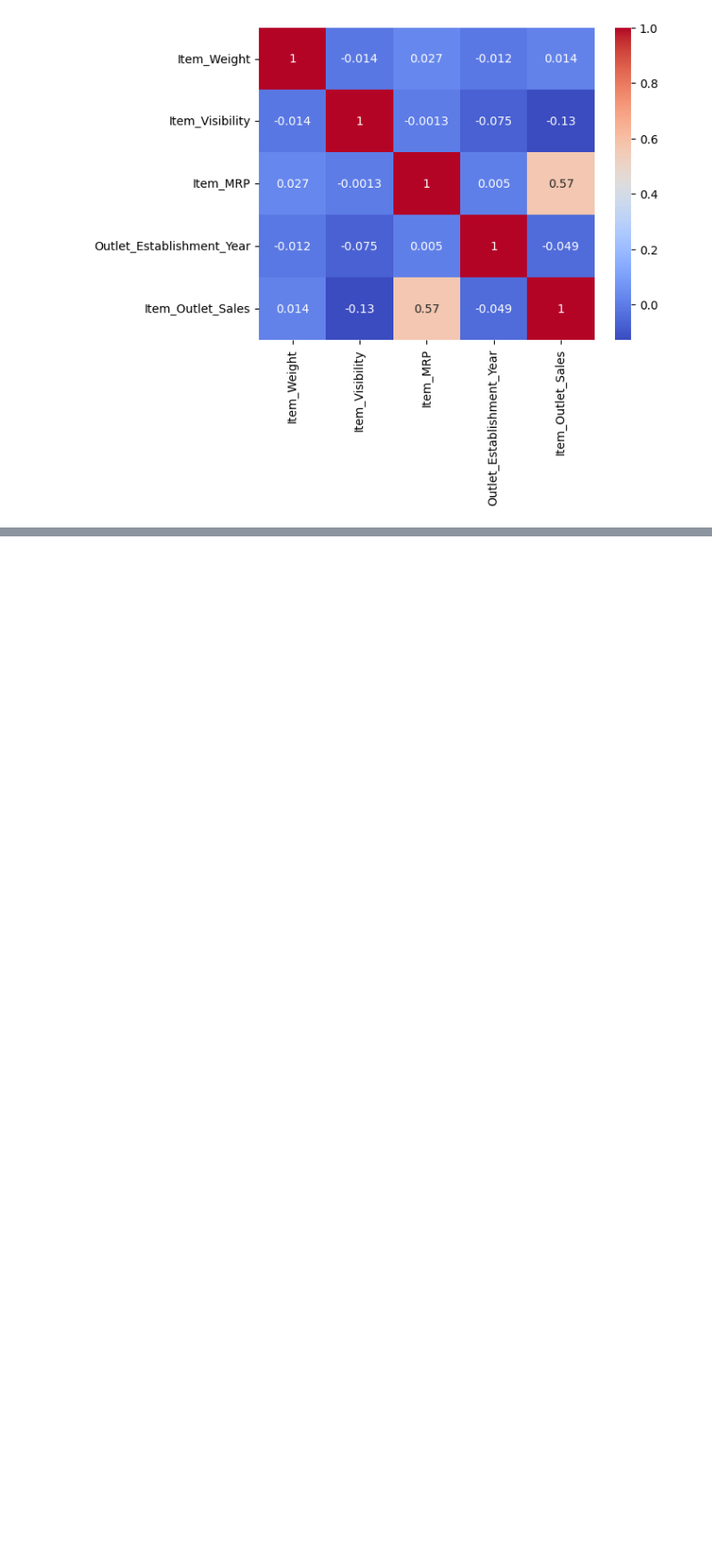
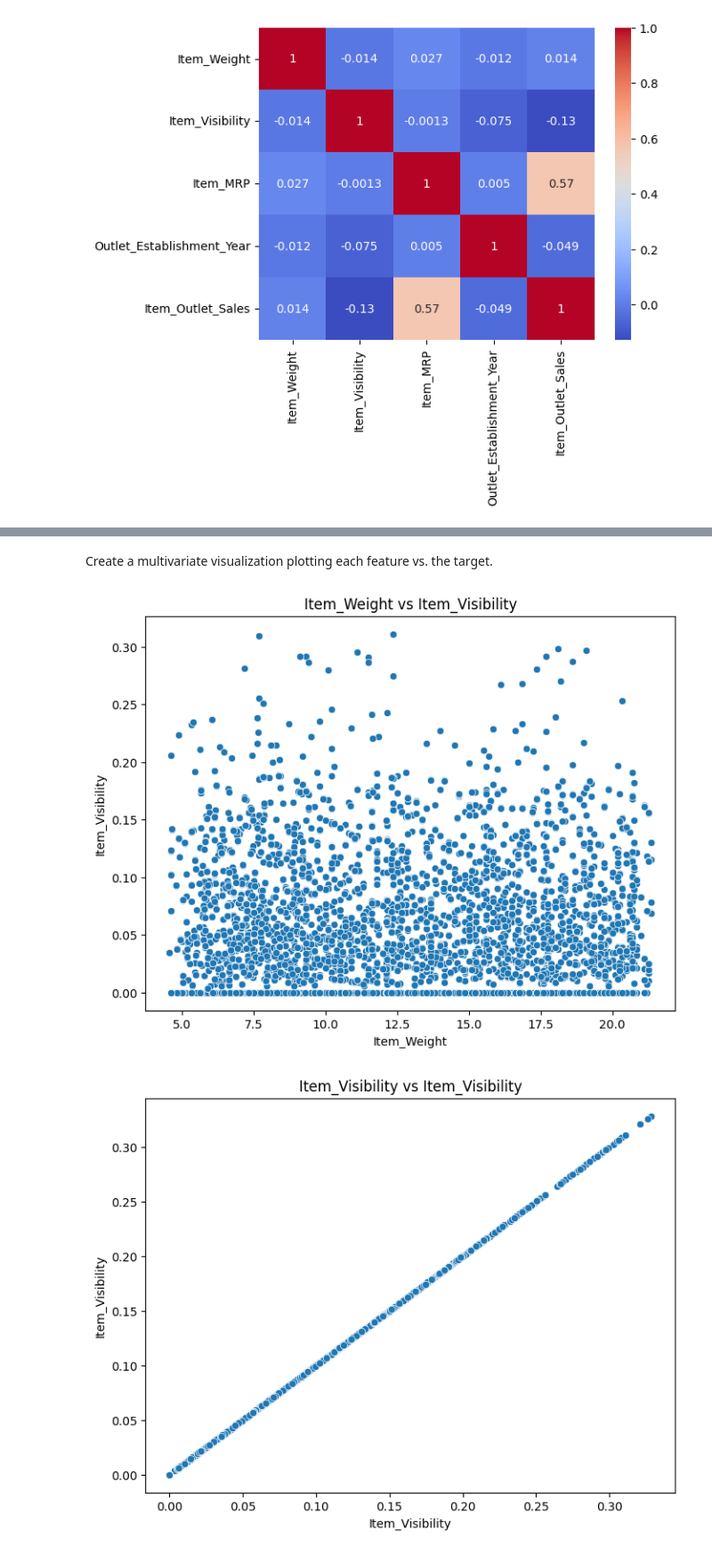
Before and after one commit to Josey1/Prediction-of-Product-Sales, a Jupyter notebook: sales_prediction_project.ipynb, the cells around one changed output, grey strips where cells are left out. Shown at 89% size. Cells and saved outputs as stored; diff of their text form; code cells hidden in the pictures; blank space fills up the shorter version.

```diff
--- a/sales_prediction_project.ipynb
+++ b/sales_prediction_project.ipynb
@@ -367,0 +489,32 @@ sns.heatmap(corr, cmap = 'coolwarm', annot = True);
+# %% [markdown]
+Create a multivariate visualization plotting each feature vs. the target.
+# %%
+def visualize_multivariate(df_cleaned, target):
+    # Separate numerical and categorical columns
+    numeric_columns = df_cleaned.select_dtypes(include=['int64', 'float64']).columns
+    categorical_columns = df_cleaned.select_dtypes(include=['object']).columns
+
+    # Plot numerical features against the target
+    for column in numeric_columns:
+        plt.figure(figsize=(8, 6))
+        sns.scatterplot(x=df_cleaned[column], y=df[target])
+        plt.title(f'{column} vs {target}')
+        plt.xlabel(column)
+        plt.ylabel(target)
+        plt.show()
+
+    # Plot categorical features against the target
+    for column in categorical_columns:
+        plt.figure(figsize=(10, 6))
+        sns.boxplot(x=df[column], y=df_cleaned[target])
+        plt.title(f'{column} vs {target}')
+        plt.xlabel(column)
+        plt.ylabel(target)
+        plt.xticks(rotation=45)
+        plt.show()
+
+# Assuming df_cleaned is your DataFrame and 'target_variable' is your target variable
+visualize_multivariate(df_cleaned, 'Item_Visibility')
+# %% [output]
+[figure, added]
+[figure, added]
```
Also changed, not shown: parts of 12 cells of this notebook.
